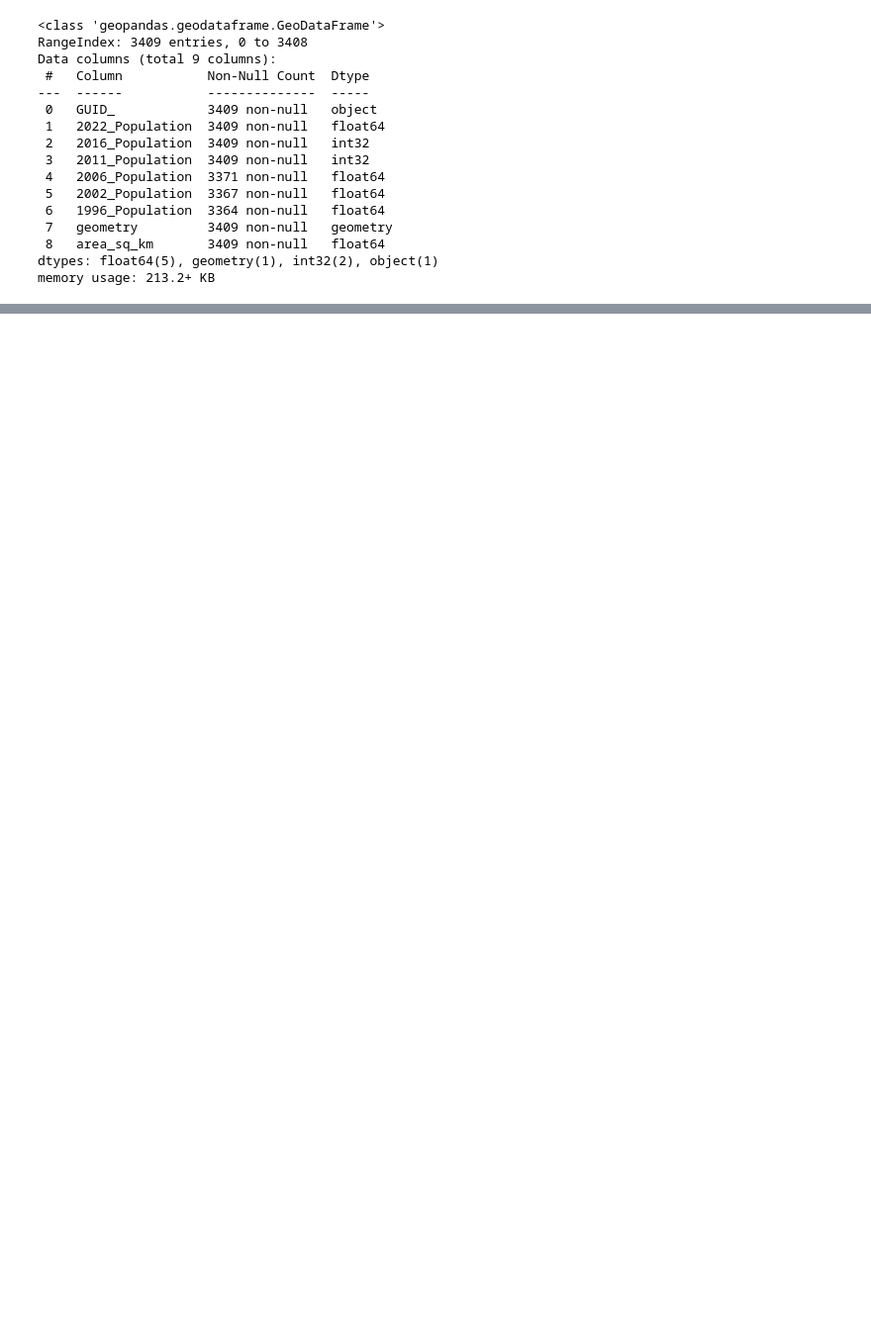
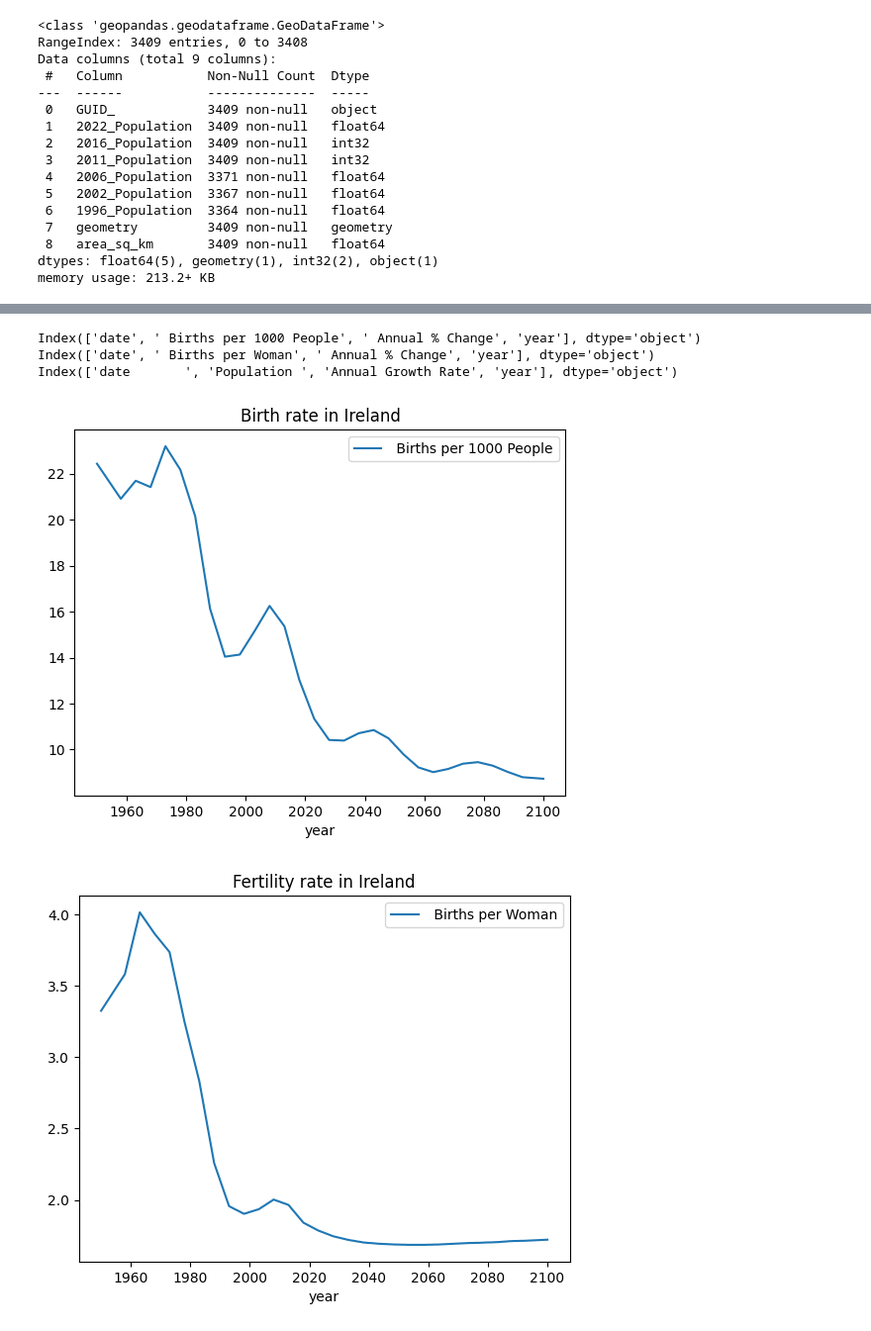
Before and after one commit to alvarorc19/tpsa-hackathon, a Jupyter notebook: birth_death_rates.ipynb, the cells around one changed output, grey strips where cells are left out. Shown at 99% size. Saved outputs shown, nothing was run; the diff lists cells and outputs as text; code cells hidden in the pictures; blank space fills up the shorter version.

Commit message:
updated birth_death and added population data

```diff
--- a/birth_death_rates.ipynb
+++ b/birth_death_rates.ipynb
@@ -72,0 +59,13 @@ memory usage: 399.6+ KB
+# %%
+import pandas as pd
+
+# Read the birth-rate file
+births_df = pd.read_csv(r"C:\Users\Conor\Documents\GitHub\alvaro_hackathon\data\birth_rates\ireland-population-birth-rate.csv")
+fertility_df = pd.read_csv(r"C:\Users\Conor\Documents\GitHub\alvaro_hackathon\data\birth_rates\ireland-population-fertility-rate.csv")
+population_growth_df = pd.read_csv(r"C:\Users\Conor\Documents\GitHub\alvaro_hackathon\data\birth_rates\ireland-population-growth-rate.csv")
+
+# Display the dataframe
+# print(births_df)
+# print(fertility_df)
+print(population_growth_df)
+print(population_growth_df.columns)
@@ -72,0 +88,25 @@ memory usage: 399.6+ KB
+# %%
+# Extract the year from the date column
+births_df["year"] = births_df["date"].apply(lambda x: int(x[:4]))
+fertility_df["year"] = fertility_df["date"].apply(lambda x: int(x[:4]))
+population_growth_df["year"] = population_growth_df["date       "].apply(lambda x: int(x[:4]))
+# %%
+# Check the column names in the births_df dataframe
+print(births_df.columns)
+
+# Check the column names in the fertility_df dataframe
+print(fertility_df.columns)
+
+# Check the column names in the population_growth_df dataframe
+print(population_growth_df.columns)
+# %% [output]
+Index(['date', ' Births per 1000 People', ' Annual % Change', 'year'], dtype='object')
+Index(['date', ' Births per Woman', ' Annual % Change', 'year'], dtype='object')
+Index(['date       ', 'Population ', 'Annual Growth Rate', 'year'], dtype='object')
+# %%
+ax1 = births_df.plot(x='year', y=' Births per 1000 People', kind='line', title='Birth rate in Ireland')
+ax2 = fertility_df.plot(x='year', y=' Births per Woman', kind='line', title='Fertility rate in Ireland')
+ax3 = population_growth_df.plot(x='year', y='Population ', kind='line', title='Population in Ireland')
+# %% [output]
+[figure, added]
+[figure, added]
```
Also changed, not shown: parts of 6 cells of this notebook, 2 other files.
